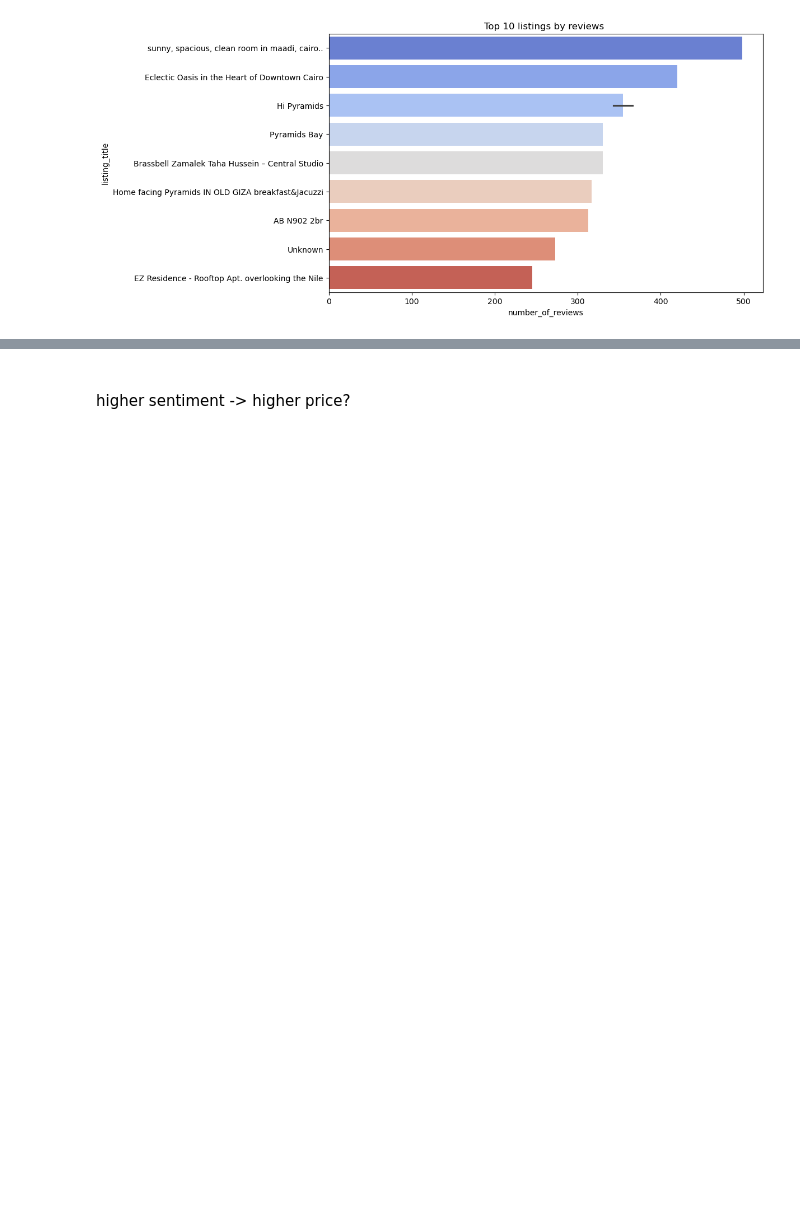
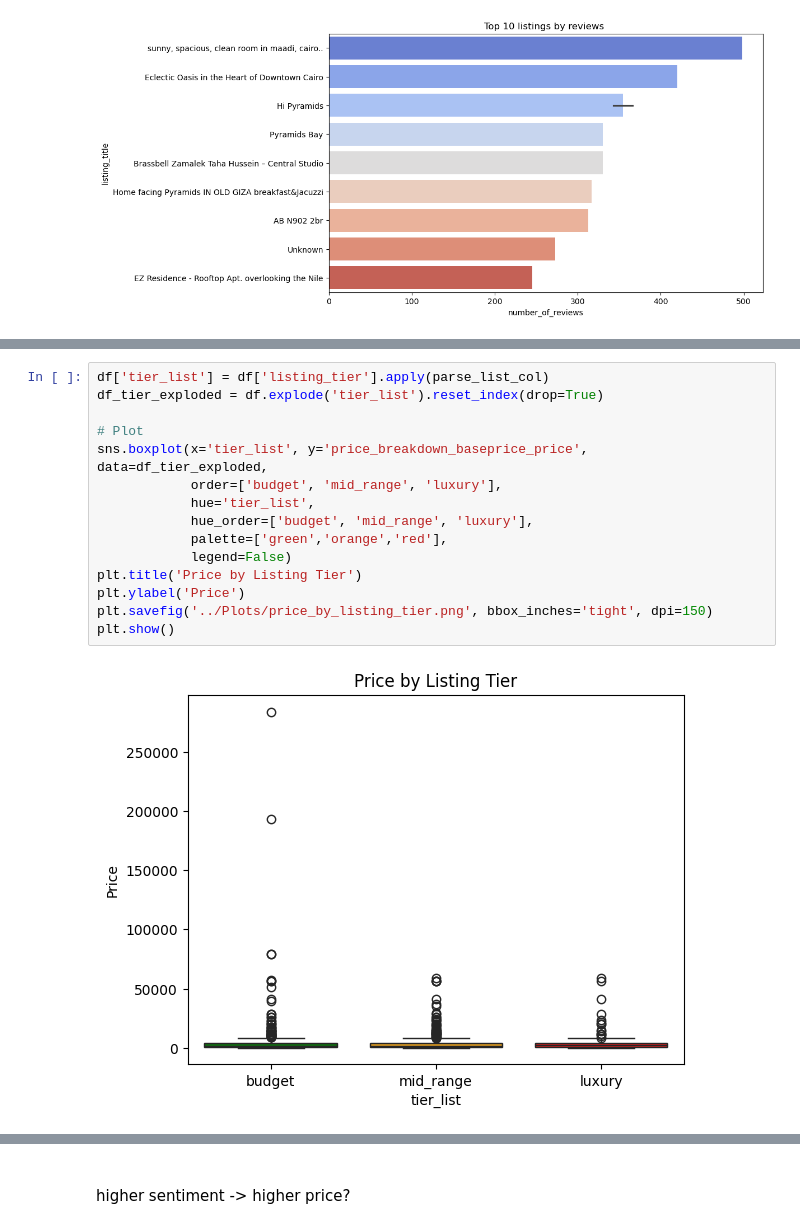
Before and after one commit to Mennaa-Ayman/Airbnb-Data-Analytics, a Jupyter notebook: Analysis/Rental-Feature-Analysis.ipynb, the cells around one changed output, grey strips where cells are left out. Drawn from its saved outputs; the diff is of its cells as text; blank space fills up the shorter version.

```diff
--- a/Analysis/Rental-Feature-Analysis.ipynb
+++ b/Analysis/Rental-Feature-Analysis.ipynb
@@ -101,0 +124,17 @@ Passing `palette` without assigning `hue` is deprecated and will be removed in v
+# %%
+df['tier_list'] = df['listing_tier'].apply(parse_list_col)
+df_tier_exploded = df.explode('tier_list').reset_index(drop=True)
+
+# Plot
+sns.boxplot(x='tier_list', y='price_breakdown_baseprice_price', data=df_tier_exploded,
+            order=['budget', 'mid_range', 'luxury'],
+            hue='tier_list',
+            hue_order=['budget', 'mid_range', 'luxury'],
+            palette=['green','orange','red'],
+            legend=False)
+plt.title('Price by Listing Tier')
+plt.ylabel('Price')
+plt.savefig('../Plots/price_by_listing_tier.png', bbox_inches='tight', dpi=150)
+plt.show()
+# %% [output]
+[figure, added]
```
Also changed, not shown: parts of 8 cells of this notebook, 6 other files.
